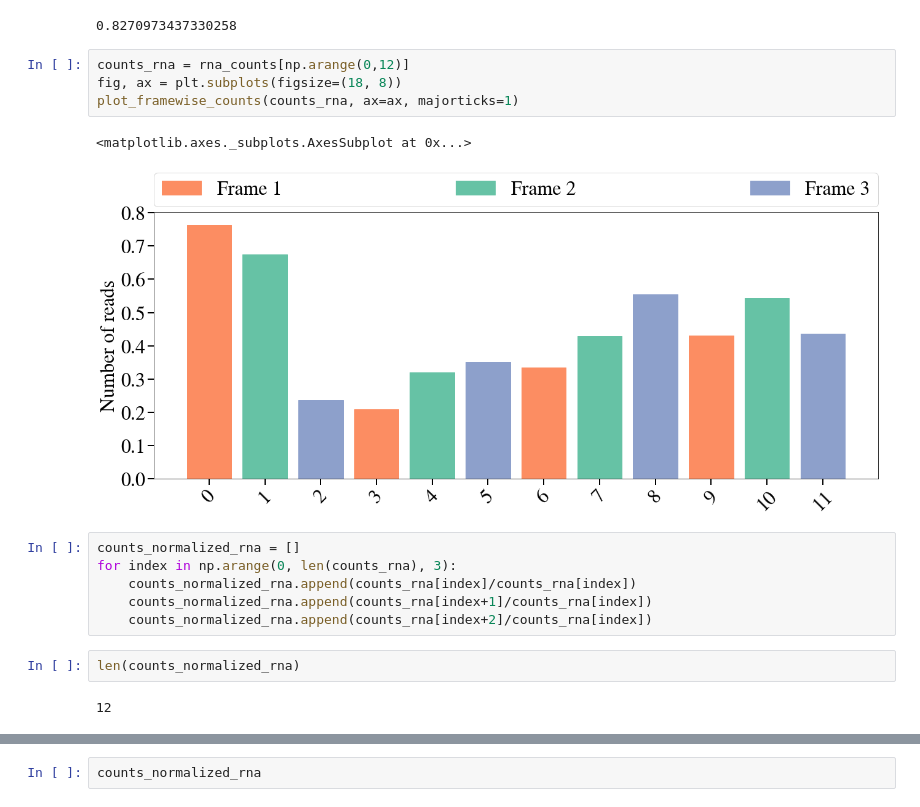
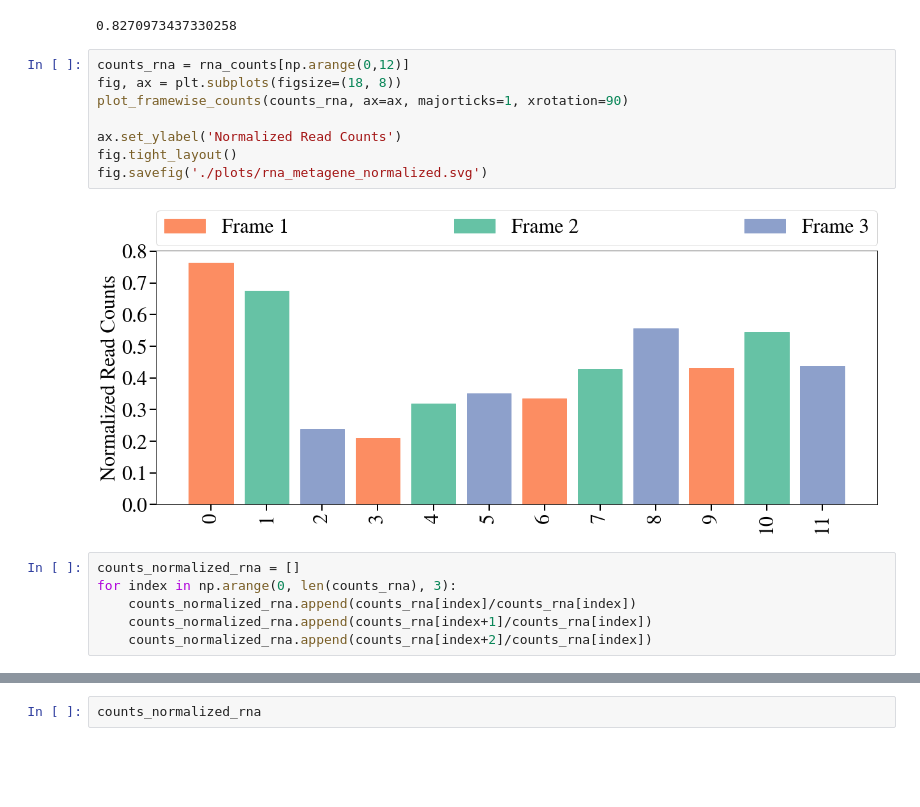
Before and after one commit to saketkc/re-ribo-smk, a Jupyter notebook: notebooks/02. On fourier transforms and windowing-copy.ipynb, the cells around one changed output, grey strips where cells are left out. Drawn from its saved outputs; the diff is of its cells as text; blank space fills up the shorter version.

```diff
--- a/notebooks/02. On fourier transforms and windowing-copy.ipynb
+++ b/notebooks/02. On fourier transforms and windowing-copy.ipynb
@@ -525,17 +561,16 @@ coherence_nonorm(counts_normalized_ribo,3,0)[0]
 # %%
 counts_rna = rna_counts[np.arange(0,12)]
 fig, ax = plt.subplots(figsize=(18, 8))
-plot_framewise_counts(counts_rna, ax=ax, majorticks=1)
+plot_framewise_counts(counts_rna, ax=ax, majorticks=1, xrotation=90)
+
+ax.set_ylabel('Normalized Read Counts')
+fig.tight_layout()
+fig.savefig('./plots/rna_metagene_normalized.svg')
 # %% [output]
-<matplotlib.axes._subplots.AxesSubplot at 0x...>
-[figure, old version]
+[figure, new version]
 # %%
 counts_normalized_rna = []
 for index in np.arange(0, len(counts_rna), 3):
     counts_normalized_rna.append(counts_rna[index]/counts_rna[index])
     counts_normalized_rna.append(counts_rna[index+1]/counts_rna[index])
     counts_normalized_rna.append(counts_rna[index+2]/counts_rna[index])
-# %%
-len(counts_normalized_rna)
-# %% [output]
-12
```
Also changed, not shown: parts of 21 cells of this notebook, 3 other files.
